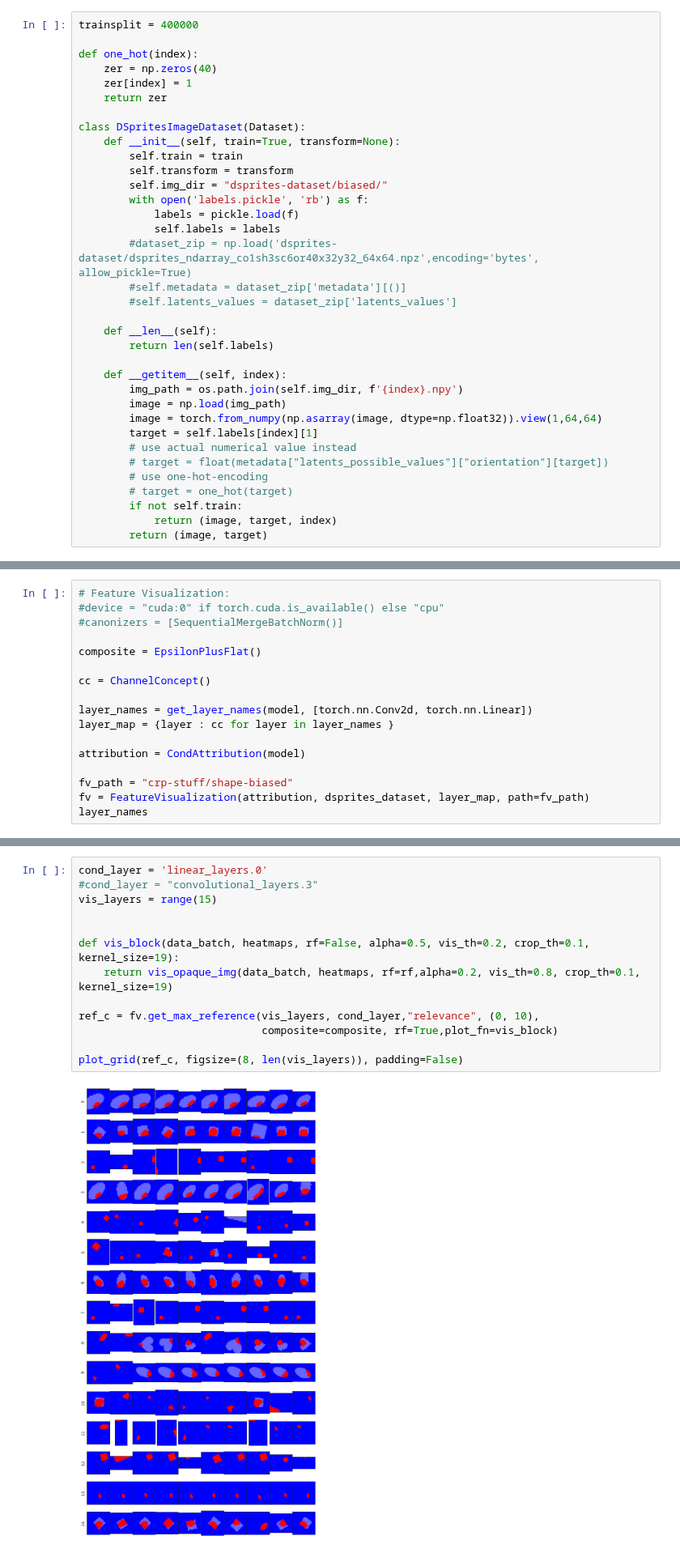
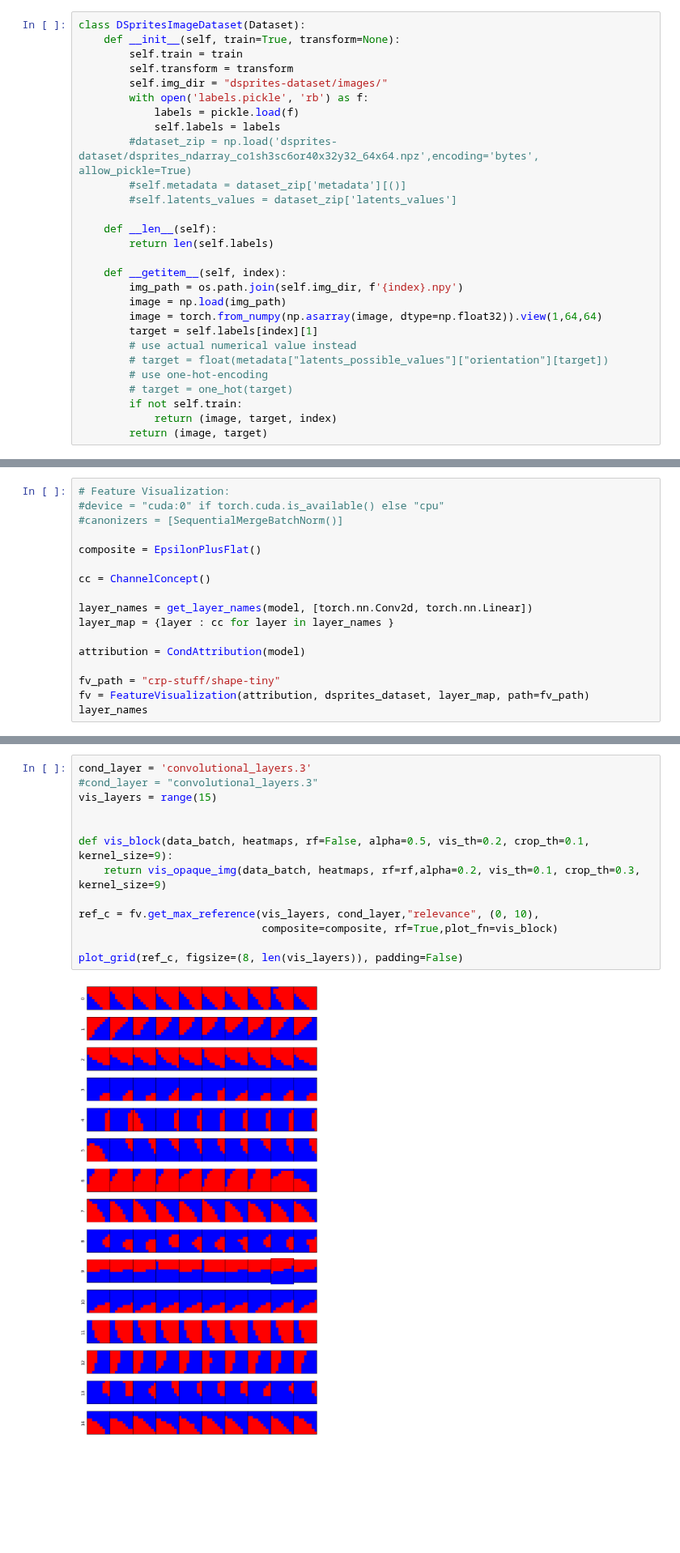
Before and after one commit to lillijo/xai-evaluation-master-thesis, a Jupyter notebook: causalCRP.ipynb, the cells around one changed output, grey strips where cells are left out. Shown at 81% size. Drawn from its saved outputs; the diff is of its cells as text; blank space fills up the shorter version.

```diff
--- a/causalCRP.ipynb
+++ b/causalCRP.ipynb
@@ -39,18 +39,11 @@ with open('metadata.pickle', 'rb') as f:
 with open('biases_heart_top_left.pickle', 'rb') as f:
     used_weights = pickle.load(f)
 # %%
-trainsplit = 400000
-
-def one_hot(index):
-    zer = np.zeros(40)
-    zer[index] = 1
-    return zer
-
 class DSpritesImageDataset(Dataset):
     def __init__(self, train=True, transform=None):
         self.train = train
         self.transform = transform
-        self.img_dir = "dsprites-dataset/biased/"
+        self.img_dir = "dsprites-dataset/images/"
         with open('labels.pickle', 'rb') as f:
             labels = pickle.load(f)
             self.labels = labels
@@ -261,7 +254,7 @@ layer_map = {layer : cc for layer in layer_names }
 
 attribution = CondAttribution(model)
 
-fv_path = "crp-stuff/shape-biased"
+fv_path = "crp-stuff/shape-tiny"
 fv = FeatureVisualization(attribution, dsprites_dataset, layer_map, path=fv_path)
 layer_names
 # %% [output]
@@ -320,18 +315,18 @@ imgify(heatmap, symmetric=True, grid=(1, 1),resize=200)
 # %%
-cond_layer = 'linear_layers.0'
+cond_layer = 'convolutional_layers.3'
 #cond_layer = "convolutional_layers.3"
 vis_layers = range(15)
 
 
-def vis_block(data_batch, heatmaps, rf=False, alpha=0.5, vis_th=0.2, crop_th=0.1, kernel_size=19):
-    return vis_opaque_img(data_batch, heatmaps, rf=rf,alpha=0.2, vis_th=0.8, crop_th=0.1, kernel_size=19)
+def vis_block(data_batch, heatmaps, rf=False, alpha=0.5, vis_th=0.2, crop_th=0.1, kernel_size=9):
+    return vis_opaque_img(data_batch, heatmaps, rf=rf,alpha=0.2, vis_th=0.1, crop_th=0.3, kernel_size=9)
 
 ref_c = fv.get_max_reference(vis_layers, cond_layer,"relevance", (0, 10),
                              composite=composite, rf=True,plot_fn=vis_block)
 
 plot_grid(ref_c, figsize=(8, len(vis_layers)), padding=False)
 # %% [output]
-[figure, old version]
+[figure, new version]
 # %%
 conc = 2
 
```
Also changed, not shown: parts of 16 cells of this notebook, 3 other files.
